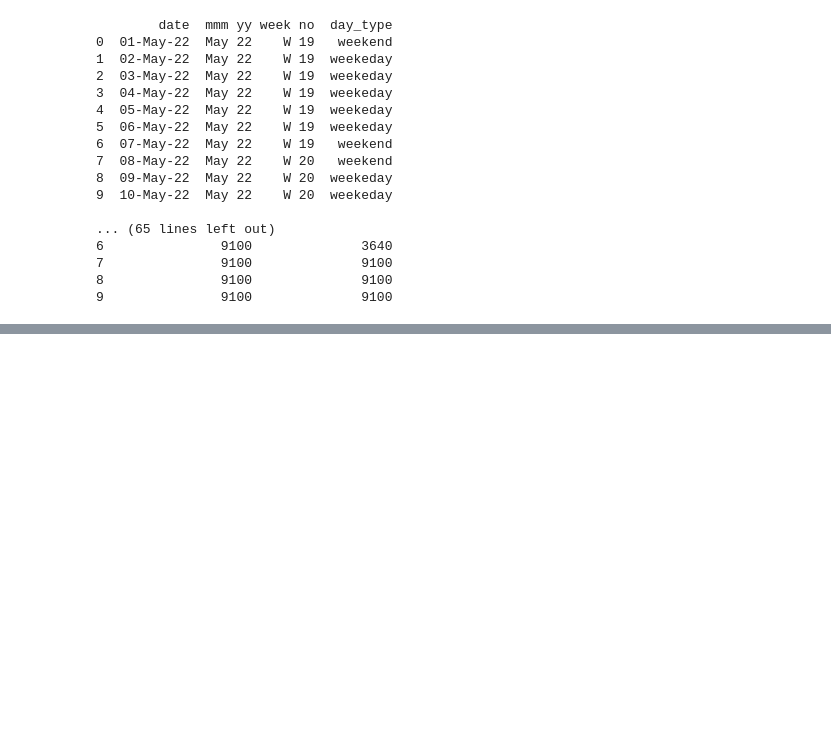
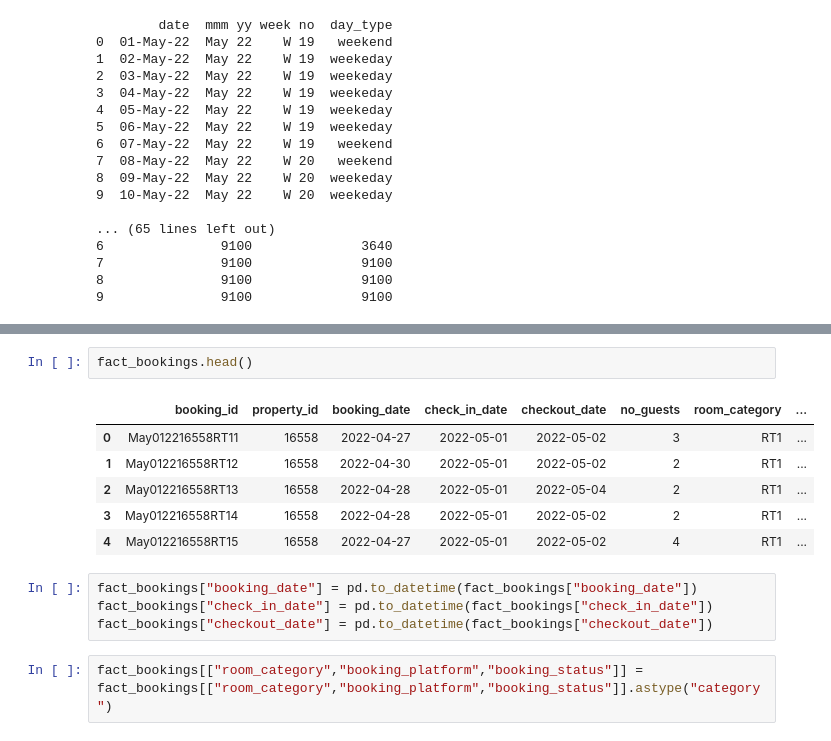
Before and after one commit to VeryVarg/C-A_IITG-Optimising-Revenue, a Jupyter notebook: c-a-iitg-optimising-revenue.ipynb, the cells around one changed output, grey strips where cells are left out. Saved outputs shown, nothing was run; the diff lists cells and outputs as text; blank space fills up the shorter version.

```diff
--- a/c-a-iitg-optimising-revenue.ipynb
+++ b/c-a-iitg-optimising-revenue.ipynb
@@ -94,0 +229,15 @@ fact_bookings has missing values in ratings_given column, booking & checkin & ch
+# %%
+fact_bookings.head()
+# %% [output]
+|  | booking_id | property_id | booking_date | check_in_date | checkout_date | no_guests | room_category | ... |
+| 0 | May012216558RT11 | 16558 | 2022-04-27 | 2022-05-01 | 2022-05-02 | 3 | RT1 | ... |
+| 1 | May012216558RT12 | 16558 | 2022-04-30 | 2022-05-01 | 2022-05-02 | 2 | RT1 | ... |
+| 2 | May012216558RT13 | 16558 | 2022-04-28 | 2022-05-01 | 2022-05-04 | 2 | RT1 | ... |
+| 3 | May012216558RT14 | 16558 | 2022-04-28 | 2022-05-01 | 2022-05-02 | 2 | RT1 | ... |
+| 4 | May012216558RT15 | 16558 | 2022-04-27 | 2022-05-01 | 2022-05-02 | 4 | RT1 | ... |
+# %%
+fact_bookings["booking_date"] = pd.to_datetime(fact_bookings["booking_date"])
+fact_bookings["check_in_date"] = pd.to_datetime(fact_bookings["check_in_date"])
+fact_bookings["checkout_date"] = pd.to_datetime(fact_bookings["checkout_date"])
+# %%
+fact_bookings[["room_category","booking_platform","booking_status"]] = fact_bookings[["room_category","booking_platform","booking_status"]].astype("category")
```
Also changed, not shown: parts of 25 cells of this notebook.
